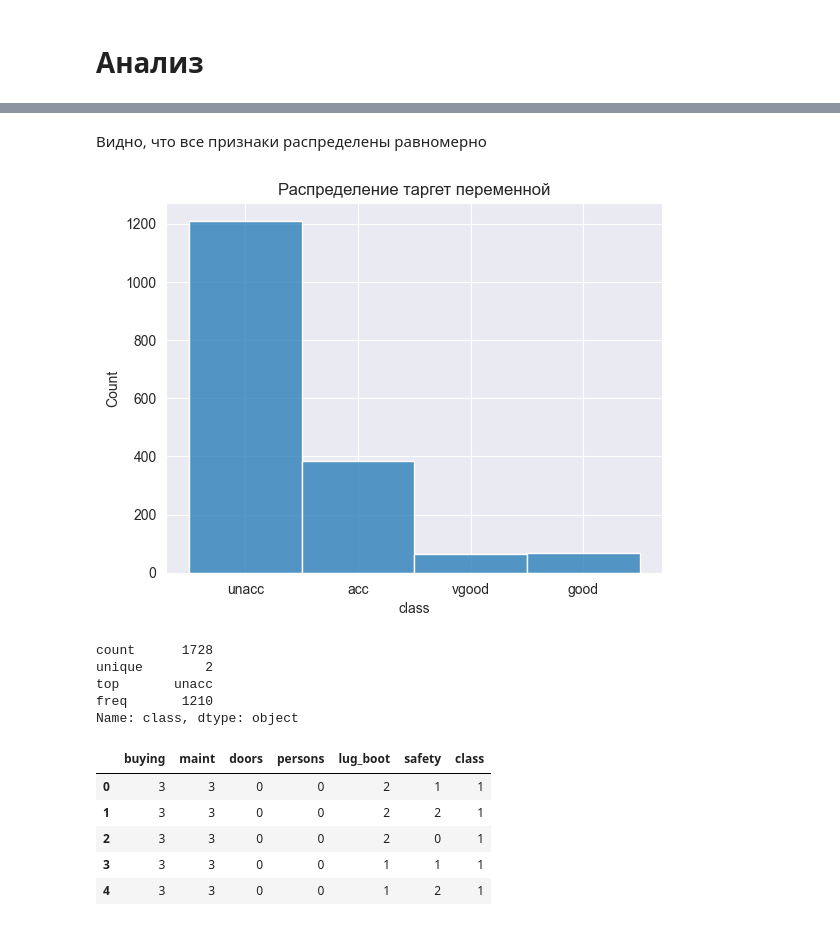
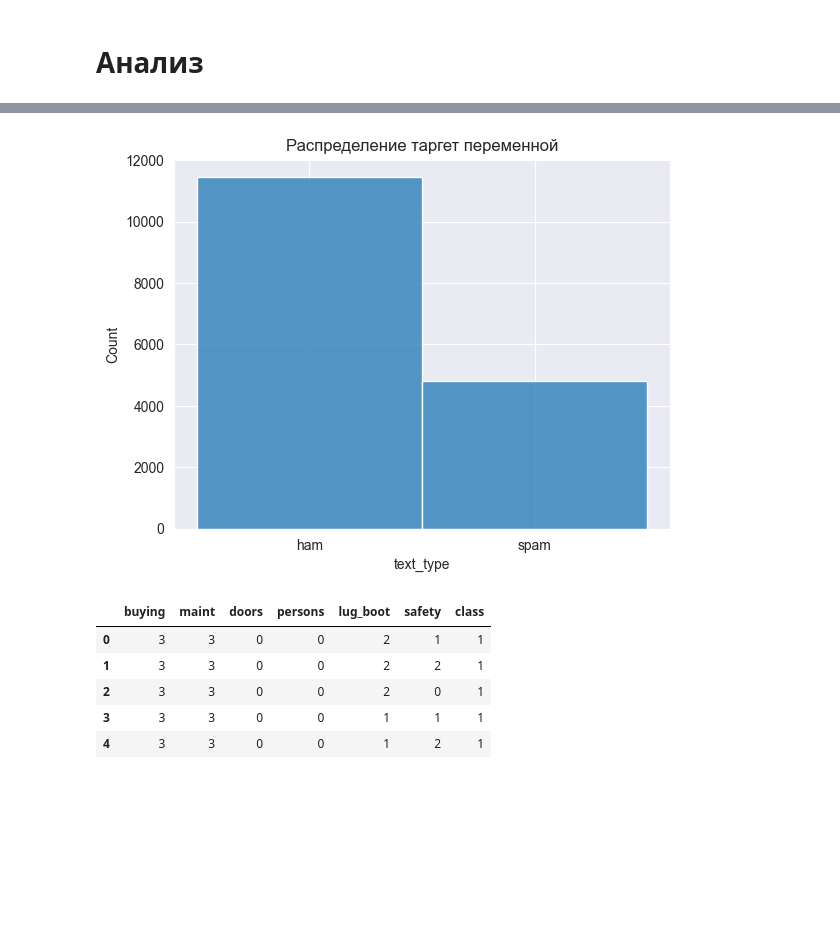
Before and after one commit to kudrmax/ml-hse-hw, a Jupyter notebook: hw1/solution2.ipynb, the cells around one changed output, grey strips where cells are left out. Saved outputs shown, nothing was run; the diff lists cells and outputs as text; code cells hidden in the pictures; blank space fills up the shorter version.

```diff
--- a/hw1/solution.ipynb
+++ b/hw1/solution2.ipynb
@@ -16,4 +14,4 @@ from sklearn.metrics import classification_report, confusion_matrix, roc_curve,
 # %%
-data = pd.read_csv('data/cars.csv')
+data = pd.read_csv('data/spam.csv')
 data.describe()
 # %% [output]
@@ -66,22 +47,9 @@ for column in data.columns[:-1]:
-# %% [markdown]
-Видно, что все признаки распределены равномерно
 # %%
-sns.histplot(data['class'], bins=10)
+sns.histplot(data['text_type'], bins=10)
 plt.title(f"Распределение таргет переменной")
 plt.show()
 # %% [output]
-[figure, old version]
+[figure, new version]
-# %%
-# объединим классы acceptable, very good и good в один класс — acceptable
-
-data['class'] = data['class'].replace(['acc', 'vgood', 'good'], 'acceptable')
-data['class'].describe()
-# %% [output]
-count      1728
-unique        2
-top       unacc
-freq       1210
-Name: class, dtype: object
 # %%
 # кодирование категориальных признаков
 label_encoder = LabelEncoder()
```
Also changed, not shown: parts of 8 cells of this notebook, 2 other files.
